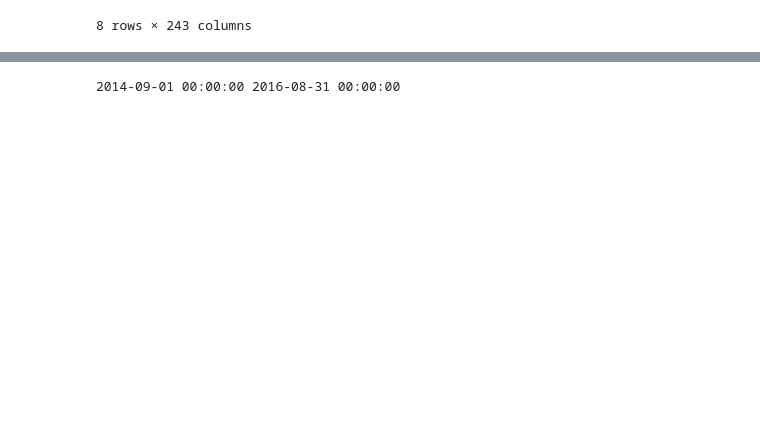
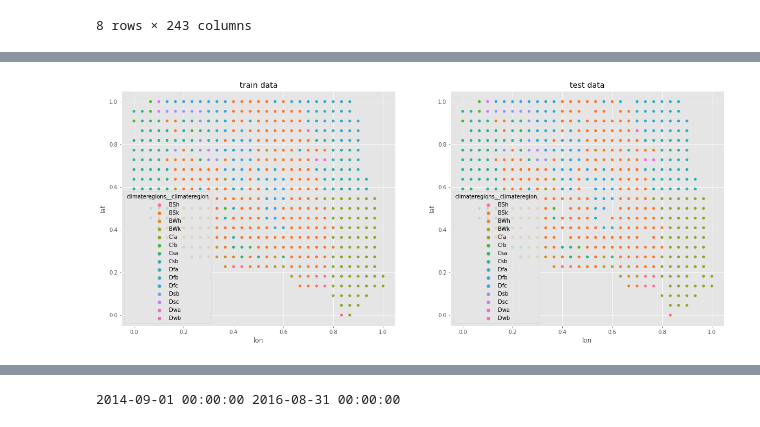
Before and after one commit to GagraniV/WiDS2023, a Jupyter notebook: VJ_WiDS_Jan132023.ipynb, the cells around one changed output, grey strips where cells are left out. Drawn from its saved outputs; the diff is of its cells as text; code cells hidden in the pictures; blank space fills up the shorter version.

```diff
--- a/VJ_WiDS_Jan132023.ipynb
+++ b/VJ_WiDS_Jan132023.ipynb
@@ -172,0 +252,11 @@ tst_df.describe()
+# %%
+temp = trn_df.groupby(['climateregions__climateregion', 'lat', 'lon']).size().to_frame().reset_index(drop=False)
+fig, ax = plt.subplots(1,2, figsize=(20,8))
+sns.scatterplot(data=temp, y='lat', x='lon', hue='climateregions__climateregion', ax=ax[0])
+ax[0].set_title('train data')
+temp = tst_df.groupby(['climateregions__climateregion', 'lat', 'lon']).size().to_frame().reset_index(drop=False)
+sns.scatterplot(data=temp, y='lat', x='lon', hue='climateregions__climateregion', ax=ax[1])
+ax[1].set_title('test data')
+plt.show()
+# %% [output]
+[figure, added]
```
Also changed, not shown: parts of 56 cells of this notebook.
